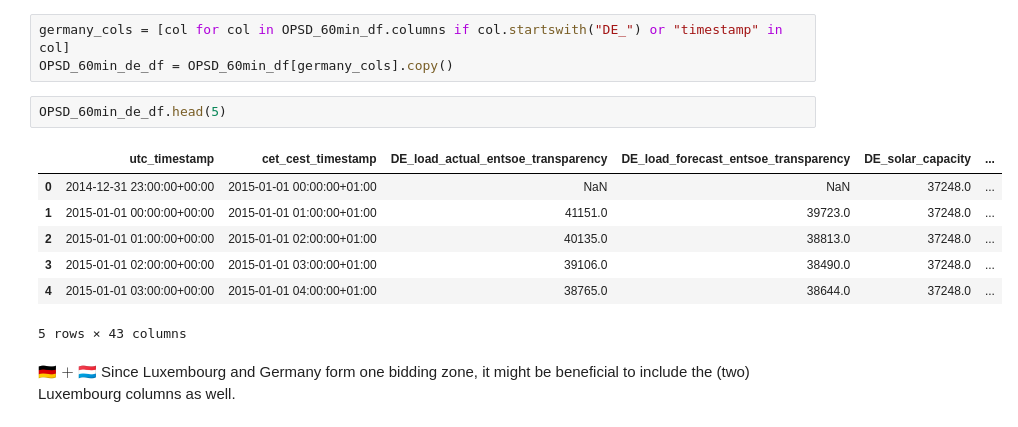
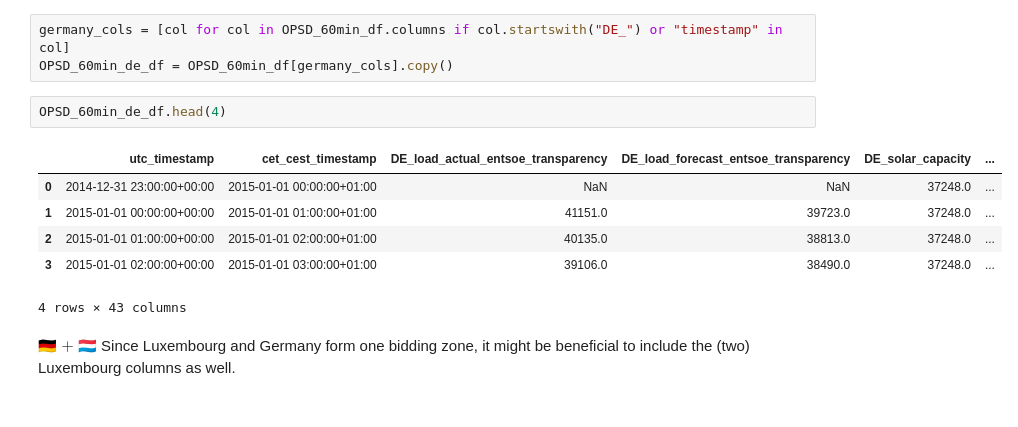
Before and after one commit to F-Skorz/electricity-demand-project, a Jupyter notebook: notebooks/01_OPSD_EDA.ipynb, the cells around one changed output. Cells and saved outputs as stored; diff of their text form.

```diff
--- a/notebooks/01_OPSD_EDA.ipynb
+++ b/notebooks/01_OPSD_EDA.ipynb
@@ -1024,15 +1181,14 @@ plt.show()
 germany_cols = [col for col in OPSD_60min_df.columns if col.startswith("DE_") or "timestamp" in col]
 OPSD_60min_de_df = OPSD_60min_df[germany_cols].copy()
 # %%
-OPSD_60min_de_df.head(5)
+OPSD_60min_de_df.head(4)
 # %% [output]
 |  | utc_timestamp | cet_cest_timestamp | DE_load_actual_entsoe_transparency | DE_load_forecast_entsoe_transparency | DE_solar_capacity | ... |
 | 0 | 2014-12-31 23:00:00+00:00 | 2015-01-01 00:00:00+01:00 | NaN | NaN | 37248.0 | ... |
 | 1 | 2015-01-01 00:00:00+00:00 | 2015-01-01 01:00:00+01:00 | 41151.0 | 39723.0 | 37248.0 | ... |
 | 2 | 2015-01-01 01:00:00+00:00 | 2015-01-01 02:00:00+01:00 | 40135.0 | 38813.0 | 37248.0 | ... |
 | 3 | 2015-01-01 02:00:00+00:00 | 2015-01-01 03:00:00+01:00 | 39106.0 | 38490.0 | 37248.0 | ... |
-| 4 | 2015-01-01 03:00:00+00:00 | 2015-01-01 04:00:00+01:00 | 38765.0 | 38644.0 | 37248.0 | ... |
-5 rows × 43 columns
+4 rows × 43 columns
 # %% [markdown]
 🇩🇪 $+$ 🇱🇺 Since Luxembourg and Germany form one bidding zone, it might be beneficial to include the (two) Luxembourg columns as well.
 # %%
```
Also changed, not shown: parts of 10 cells of this notebook, 4 other files.
